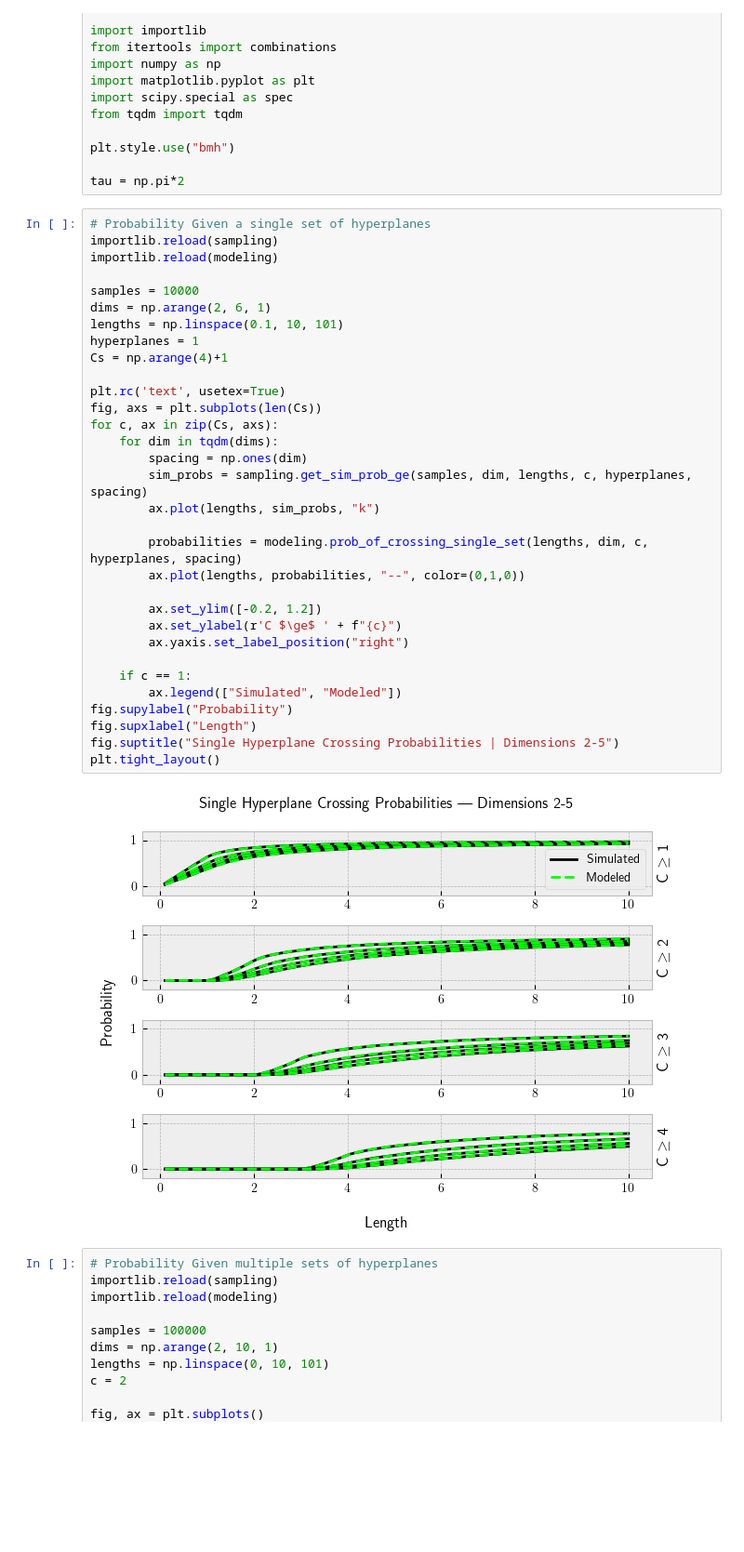
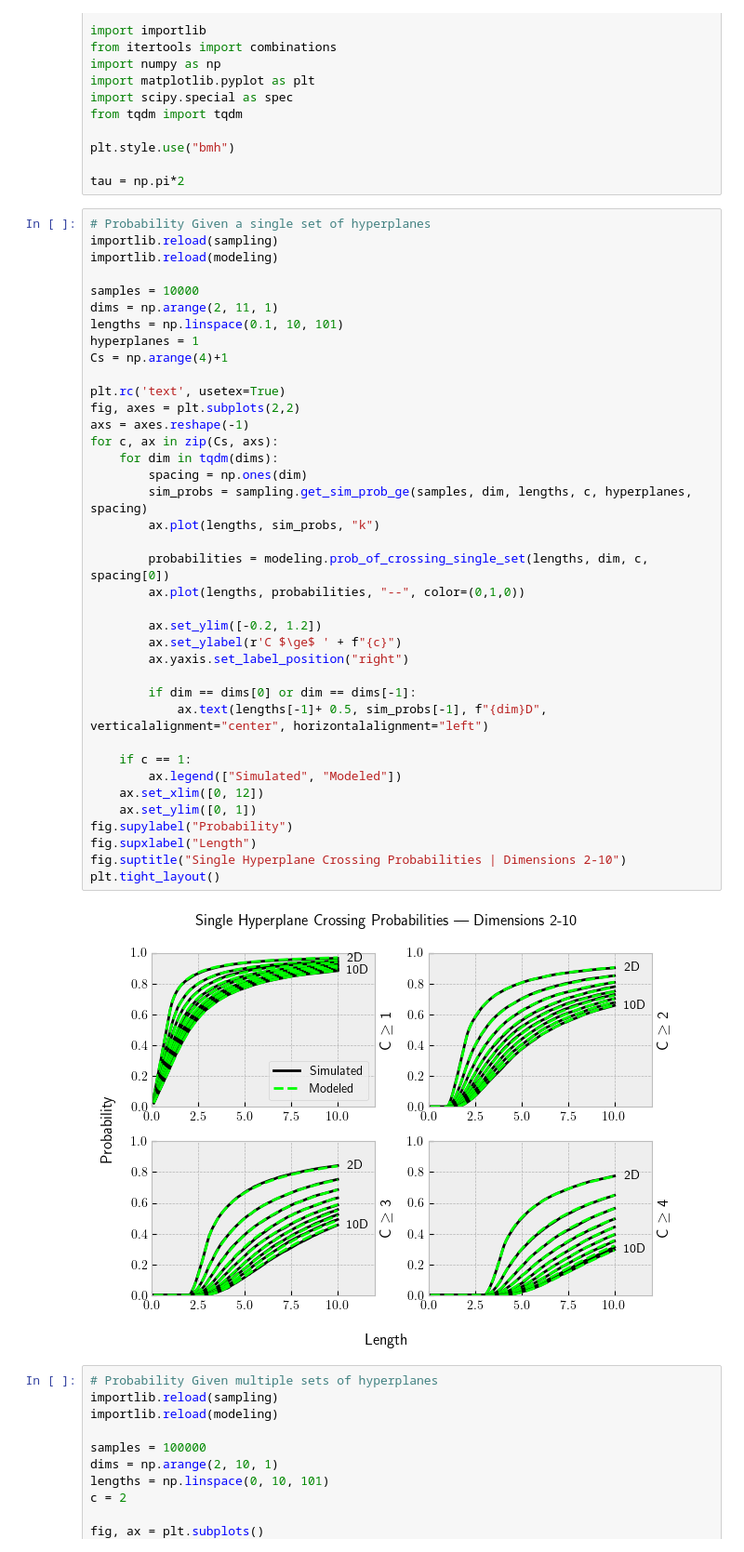
Before and after one commit to aechoi/buffon_extension, a Jupyter notebook: src/demo_notebook.ipynb, the cells around one changed output. Shown at 93% size. Drawn from its saved outputs; the diff is of its cells as text; blank space fills up the shorter version.

Commit message:
format the N=1 chart to be more easily readable

```diff
--- a/src/demo_notebook.ipynb
+++ b/src/demo_notebook.ipynb
@@ -17,37 +17,43 @@ tau = np.pi*2
 # %%
 # Probability Given a single set of hyperplanes
 importlib.reload(sampling)
 importlib.reload(modeling)
 
 samples = 10000
-dims = np.arange(2, 6, 1)
+dims = np.arange(2, 11, 1)
 lengths = np.linspace(0.1, 10, 101)
 hyperplanes = 1
 Cs = np.arange(4)+1
 
 plt.rc('text', usetex=True)
-fig, axs = plt.subplots(len(Cs))
+fig, axes = plt.subplots(2,2)
+axs = axes.reshape(-1)
 for c, ax in zip(Cs, axs):
     for dim in tqdm(dims):
         spacing = np.ones(dim)
         sim_probs = sampling.get_sim_prob_ge(samples, dim, lengths, c, hyperplanes, spacing)
         ax.plot(lengths, sim_probs, "k")
 
-        probabilities = modeling.prob_of_crossing_single_set(lengths, dim, c, hyperplanes, spacing)
+        probabilities = modeling.prob_of_crossing_single_set(lengths, dim, c, spacing[0])
         ax.plot(lengths, probabilities, "--", color=(0,1,0))
 
         ax.set_ylim([-0.2, 1.2])
         ax.set_ylabel(r'C $\ge$ ' + f"{c}")
         ax.yaxis.set_label_position("right")
 
+        if dim == dims[0] or dim == dims[-1]:
+            ax.text(lengths[-1]+ 0.5, sim_probs[-1], f"{dim}D", verticalalignment="center", horizontalalignment="left")
+
     if c == 1:
         ax.legend(["Simulated", "Modeled"])
+    ax.set_xlim([0, 12])
+    ax.set_ylim([0, 1])
 fig.supylabel("Probability")
 fig.supxlabel("Length")
-fig.suptitle("Single Hyperplane Crossing Probabilities | Dimensions 2-5")
+fig.suptitle("Single Hyperplane Crossing Probabilities | Dimensions 2-10")
 plt.tight_layout()
 # %% [output]
-[figure, old version]
+[figure, new version]
 # %%
 # Probability Given multiple sets of hyperplanes
 importlib.reload(sampling)
```
Also changed, not shown: 1 other file.
